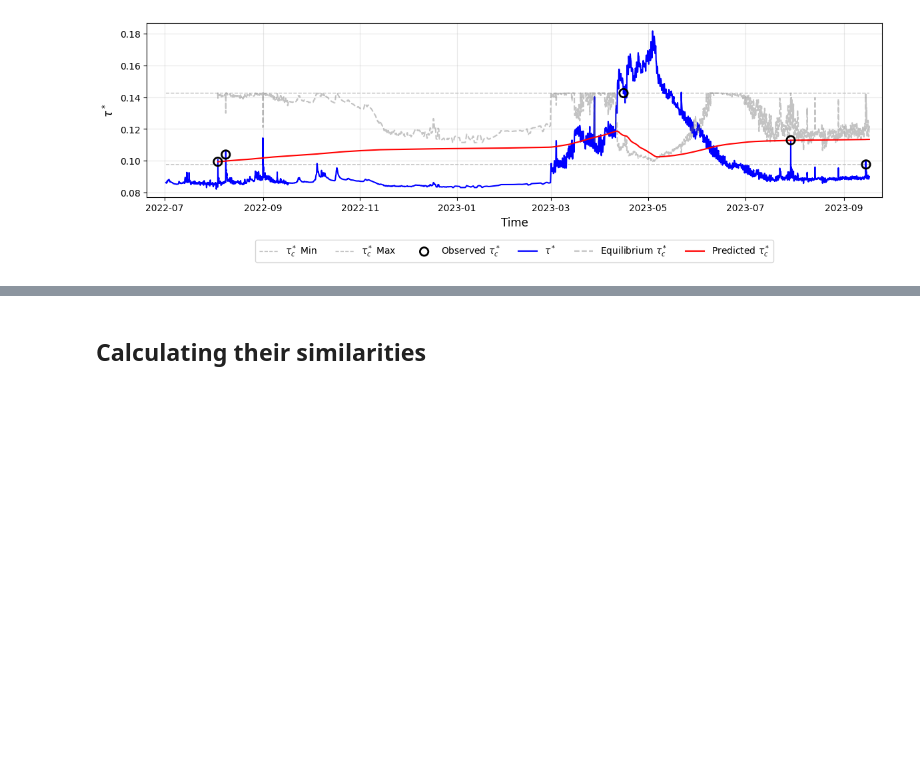
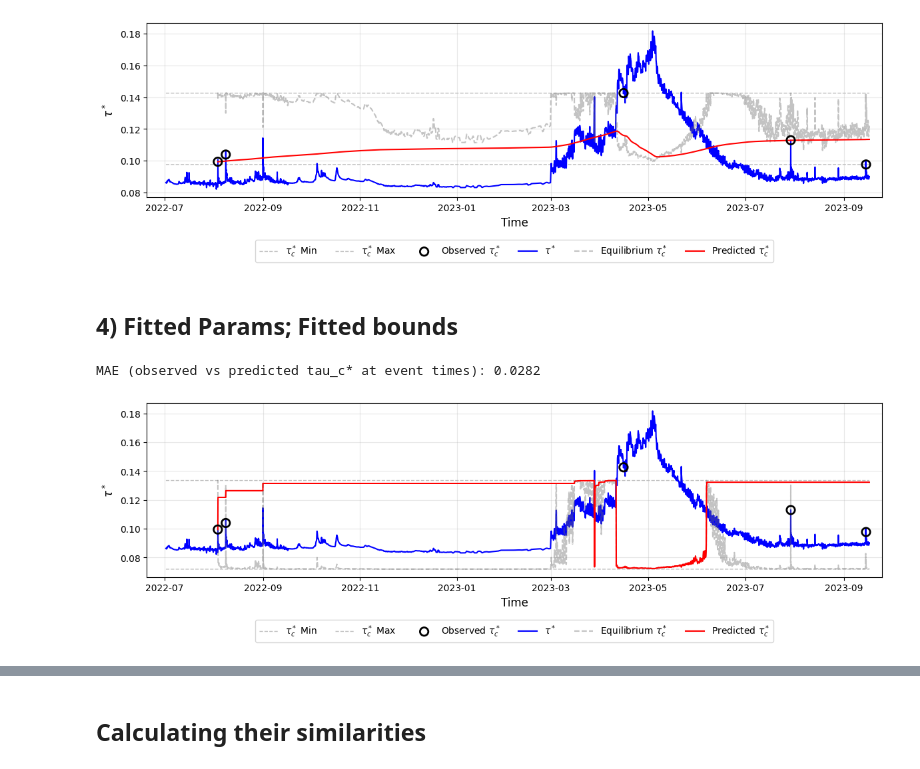
Before and after one commit to nicole-hucke/tauc_plots, a Jupyter notebook: figure8/example_timeseries/predictive_model_field.ipynb, the cells around one changed output, grey strips where cells are left out. Saved outputs shown, nothing was run; the diff lists cells and outputs as text; code cells hidden in the pictures; blank space fills up the shorter version.

```diff
--- a/figure8/example_timeseries/predictive_model_field.ipynb
+++ b/figure8/example_timeseries/predictive_model_field.ipynb
@@ -332,3 +332,57 @@ plt.show()
 # %% [output]
 MAE (observed vs predicted tau_c* at event times): 0.0093
 [figure]
+# %% [markdown]
+## 4) Fitted Params; Fitted bounds
+# %%
+tauc_lajara, k_lajara, tau_eq_lajara, tauc_ratio_field = evolve_tauc_tc(
+    tau_star,
+    dt=15, # 15 minute timestep
+    tau_c_min=0.071856367,
+    tau_c_max=0.133400673,
+    event_indices=event_indices,
+    tau_c_obs=tauc_obs_lajara,
+    A=0.1406,
+    B=6.6505,
+    ks=45.198,
+    kw=5.613,
+)
+tau_c_pred_series = pd.Series(tauc_lajara, index=time_to_index.index)
+tau_star_series = pd.Series(tau_star, index=time_to_index.index)
+
+# calculate MAE between observed and predicted tau_c* at event timestamps
+common_idx = tauc_events.index.intersection(tau_c_pred_series.index)
+tauc_obs_at_events = tauc_events.loc[common_idx, "tauc"]
+tauc_pred_at_events = tau_c_pred_series.reindex(common_idx)
+valid_mask = tauc_obs_at_events.notna() & tauc_pred_at_events.notna()
+
+if valid_mask.any():
+    mae_tauc = mean_absolute_error(tauc_obs_at_events[valid_mask], tauc_pred_at_events[valid_mask])
+    print(f"MAE (observed vs predicted tau_c* at event times): {mae_tauc:.4f}")
+else:
+    print("MAE could not be computed: no overlapping valid observed/predicted tau_c* values.")
+
+
+fig, ax = plt.subplots(figsize=(12, 4))
+# horiztonal min and max lines
+ax.plot(tau_c_pred_series.index, [0.071856367]*len(tau_c_pred_series), color='silver', linestyle='--', label=r'$\tau_c^*$ Min', linewidth=1)
+ax.plot(tau_c_pred_series.index, [0.133400673]*len(tau_c_pred_series), color='silver', linestyle='--', label=r'$\tau_c^*$ Max', linewidth=1)
+ax.scatter(tauc_events.index, tauc_obs_lajara, facecolors="none", edgecolors="black", s=80, linewidth=2, label=r"Observed $\tau^*_c$", zorder=5,)
+
+ax.plot(tau_star_series.index, tau_star_series.values, color='blue', label=r'$\tau^*$', linewidth=1.5)
+ax.plot(tau_star_series.index, tau_eq_lajara, color='dimgrey', linestyle='--', label=r'Equilibrium $\tau_c^*$', linewidth=1.5, alpha=0.4)
+ax.plot(tau_c_pred_series.index, tau_c_pred_series.values, color='red', label=r'Predicted $\tau_c^*$', linewidth=1.5)
+
+ax.set_ylabel(r'$\tau^*$', fontsize=12)
+ax.set_xlabel('Time', fontsize=12)
+ax.legend(fontsize=10, loc='upper center', bbox_to_anchor=(0.5, -0.22), ncol=6)
+ax.grid(True, alpha=0.3)
+
+#plt.title(r'Using $\tau^*$/$\tau_c^*$ balance equation', fontsize=14)
+# modify dates on x-axis to be more readable
+plt.xlim(pd.Timestamp("2022-06-20"), pd.Timestamp("2023-09-25"))
+plt.tight_layout()
+plt.show()
+# %% [output]
+MAE (observed vs predicted tau_c* at event times): 0.0282
+[figure, added]
```
Also changed, not shown: parts of 10 cells of this notebook, 7 other files.
